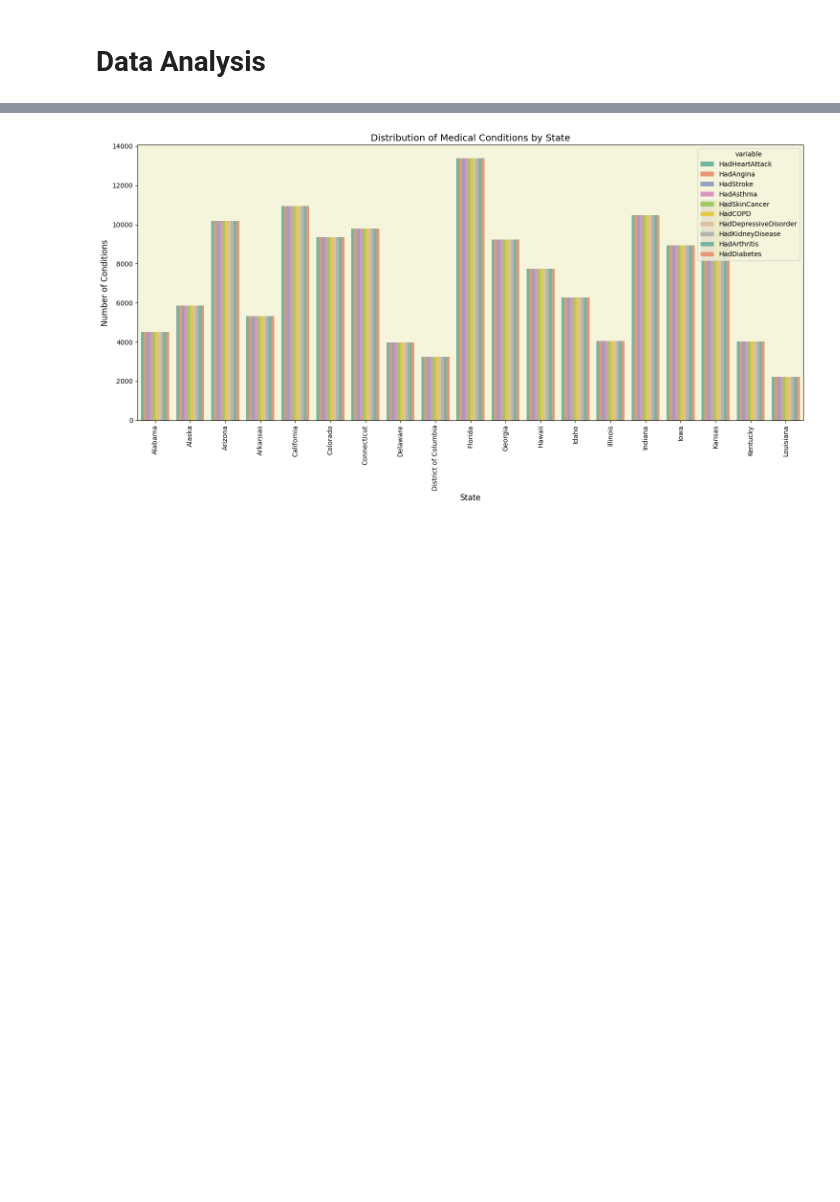
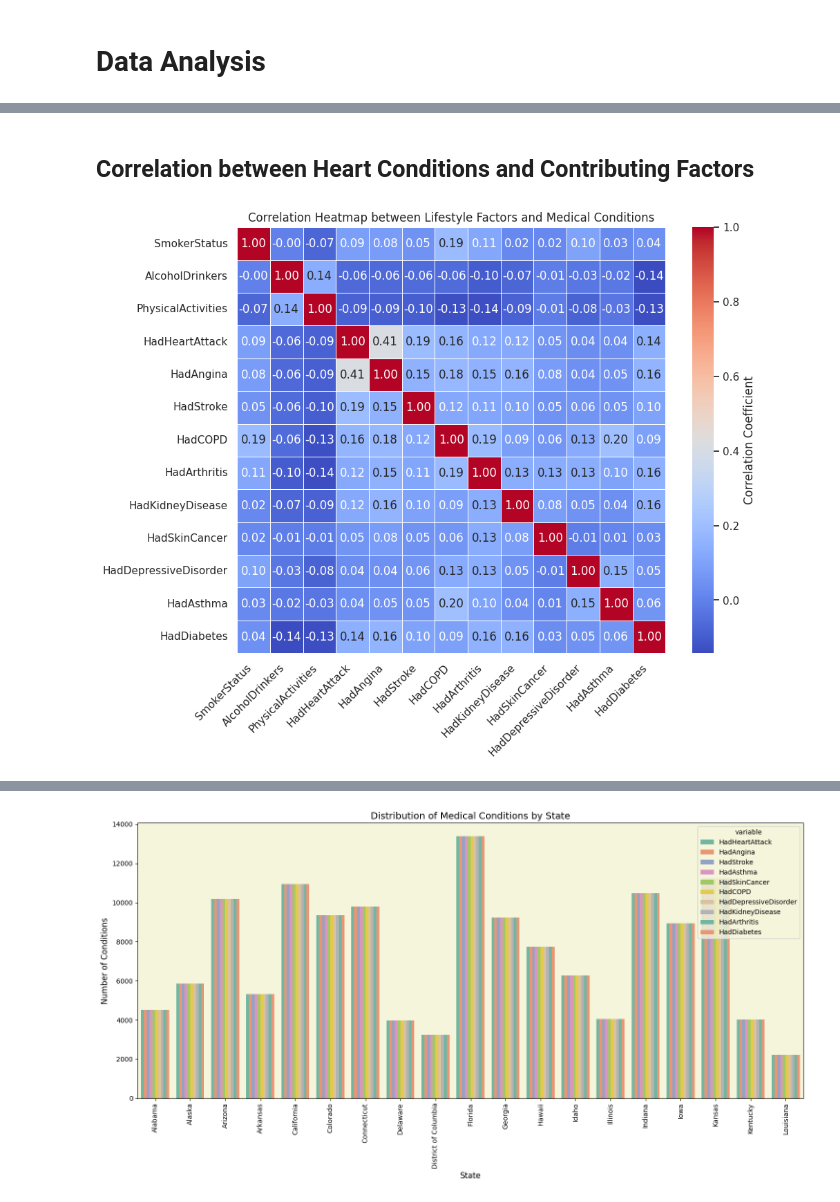
Before and after one commit to bonareri/Python-Data-Analysis, a Jupyter notebook: Heart_Analysis.ipynb, the cells around one changed output, grey strips where cells are left out. Drawn from its saved outputs; the diff is of its cells as text; code cells hidden in the pictures; blank space fills up the shorter version.

```diff
--- a/Heart_Analysis.ipynb
+++ b/Heart_Analysis.ipynb
@@ -382,0 +382,20 @@ See the caveats in the documentation: https://pandas.pydata.org/pandas-docs/stab
+# %%
+# Assuming the dataset has already been preprocessed and cleaned (with binary encoding for conditions and lifestyle factors)
+
+# Define the relevant columns for lifestyle factors and medical conditions
+lifestyle_factors = ['SmokerStatus', 'AlcoholDrinkers', 'PhysicalActivities']
+medical_conditions = ['HadHeartAttack', 'HadAngina', 'HadStroke', 'HadCOPD', 'HadArthritis',
+                      'HadKidneyDisease', 'HadSkinCancer', 'HadDepressiveDisorder', 'HadAsthma', 'HadDiabetes']
+
+# Compute the correlation matrix for these columns
+correlation_matrix = heart_analysis[lifestyle_factors + medical_conditions].corr()
+
+# Display the correlation matrix
+print("Correlation Matrix:\n", correlation_matrix)
+
+# Find the highest correlation between lifestyle factors and medical conditions
+# Extract the correlations related to 'HadHeartAttack'
+heart_attack_corr = correlation_matrix['HadHeartAttack'].sort_values(ascending=False)
+print("\nCorrelation with Heart Attack:\n", heart_attack_corr)
+
+# You can similarly find correlations with other conditions like 'HadStroke', 'HadDiabetes', etc.
@@ -396,0 +438,22 @@ Key Questions to Answer:
+# %% [markdown]
+## Correlation between Heart Conditions and Contributing Factors
+# %%
+import seaborn as sns
+import matplotlib.pyplot as plt
+
+# Set up the figure size and style
+plt.figure(figsize=(10, 8))
+sns.set(style="white")
+
+# Create the heatmap for the correlation matrix
+sns.heatmap(correlation_matrix, annot=True, cmap='coolwarm', fmt=".2f", linewidths=0.5, cbar_kws={'label': 'Correlation Coefficient'})
+
+# Add labels and title
+plt.title("Correlation Heatmap between Lifestyle Factors and Medical Conditions")
+plt.xticks(rotation=45, ha='right')  # Rotate x labels for better readability
+plt.yticks(rotation=0)  # Keep y labels horizontal
+
+# Show the heatmap
+plt.show()
+# %% [output]
+[figure, added]
```
Also changed, not shown: parts of 30 cells of this notebook.
